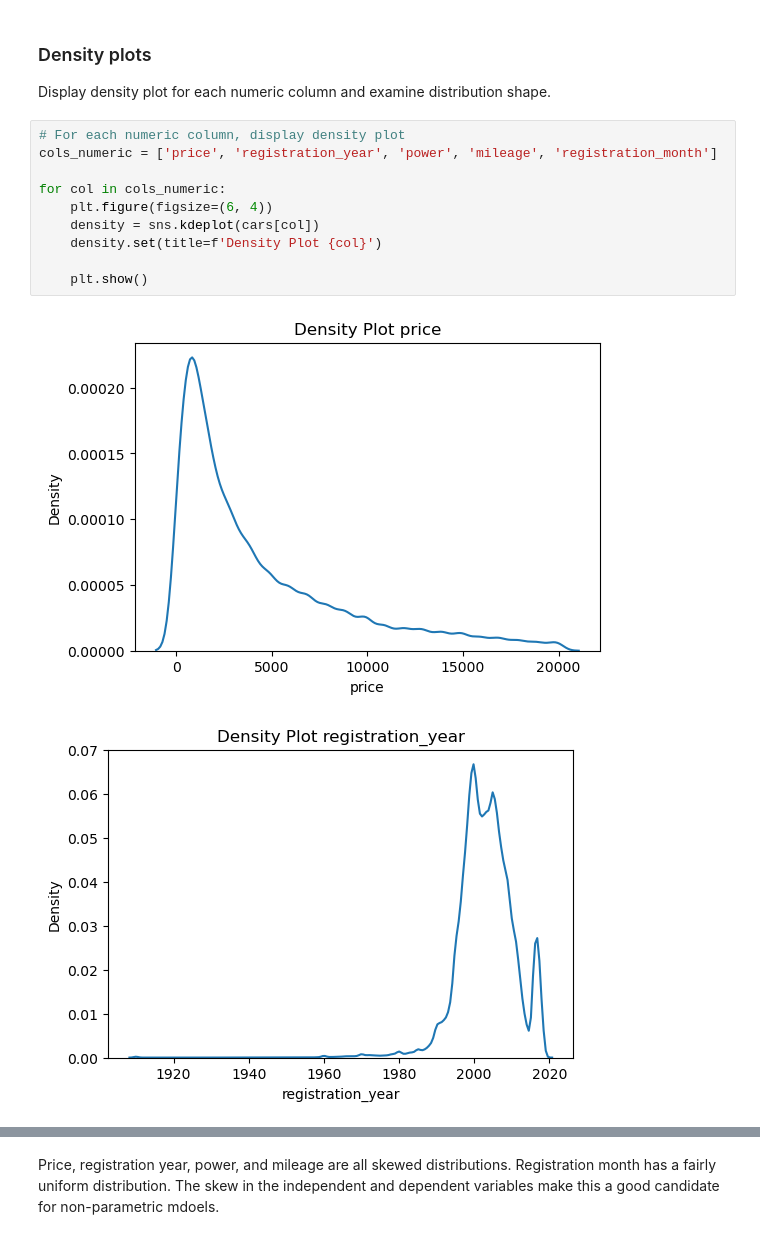
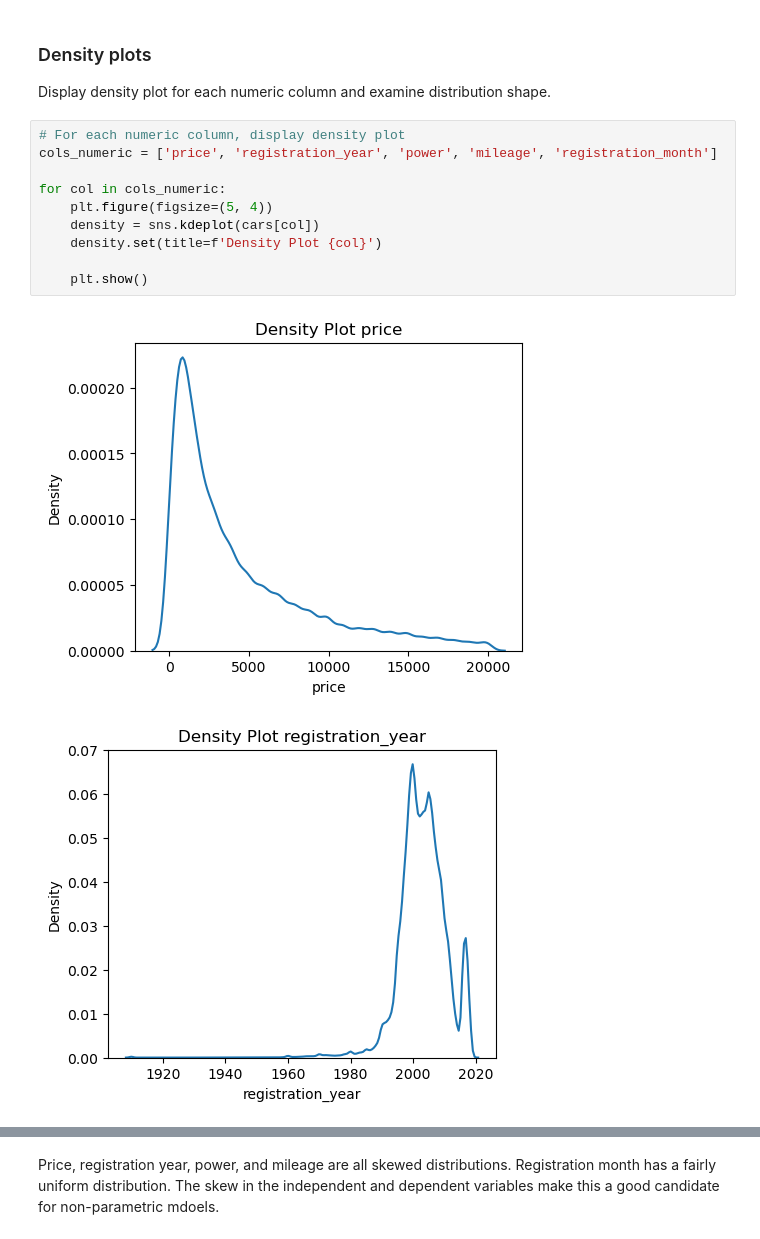
Before and after one commit to kellyshreeve/predicting-used-car-price, a Jupyter notebook: car_price_analysis.ipynb, the cells around one changed output, grey strips where cells are left out. Saved outputs shown, nothing was run; the diff lists cells and outputs as text.

```diff
--- a/car_price_analysis.ipynb
+++ b/car_price_analysis.ipynb
@@ -880,13 +880,13 @@ Display density plot for each numeric column and examine distribution shape.
 # %%
 # For each numeric column, display density plot
 cols_numeric = ['price', 'registration_year', 'power', 'mileage', 'registration_month']
 
 for col in cols_numeric:
-    plt.figure(figsize=(6, 4))
+    plt.figure(figsize=(5, 4))
     density = sns.kdeplot(cars[col])
     density.set(title=f'Density Plot {col}')
 
     plt.show()
 # %% [output]
-[figure, old version]
+[figure, new version]
-[figure, old version]
+[figure, new version]
```
Also changed, not shown: parts of 2 cells of this notebook.
